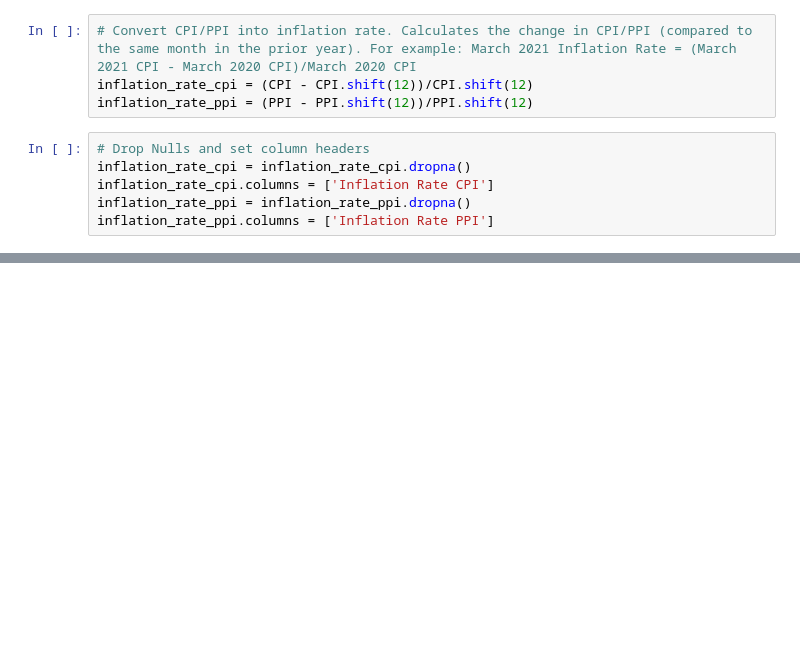
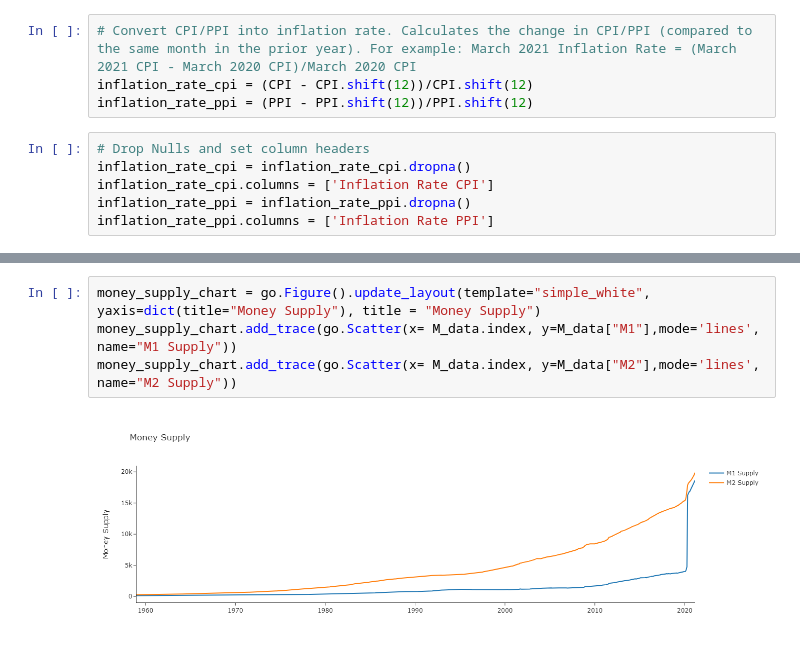
Before and after one commit to 44nash/project_1, a Jupyter notebook: inflation_rate.ipynb, the cells around one changed output, grey strips where cells are left out. Cells and saved outputs as stored; diff of their text form; blank space fills up the shorter version.

```diff
--- a/inflation_rate.ipynb
+++ b/inflation_rate.ipynb
@@ -33,0 +48,6 @@ plot_PPI
+# %%
+money_supply_chart = go.Figure().update_layout(template="simple_white", yaxis=dict(title="Money Supply"), title = "Money Supply")
+money_supply_chart.add_trace(go.Scatter(x= M_data.index, y=M_data["M1"],mode='lines', name="M1 Supply"))
+money_supply_chart.add_trace(go.Scatter(x= M_data.index, y=M_data["M2"],mode='lines', name="M2 Supply"))
+# %% [output]
+[figure, added]
```
Also changed, not shown: parts of 6 cells of this notebook, 2 other files.
